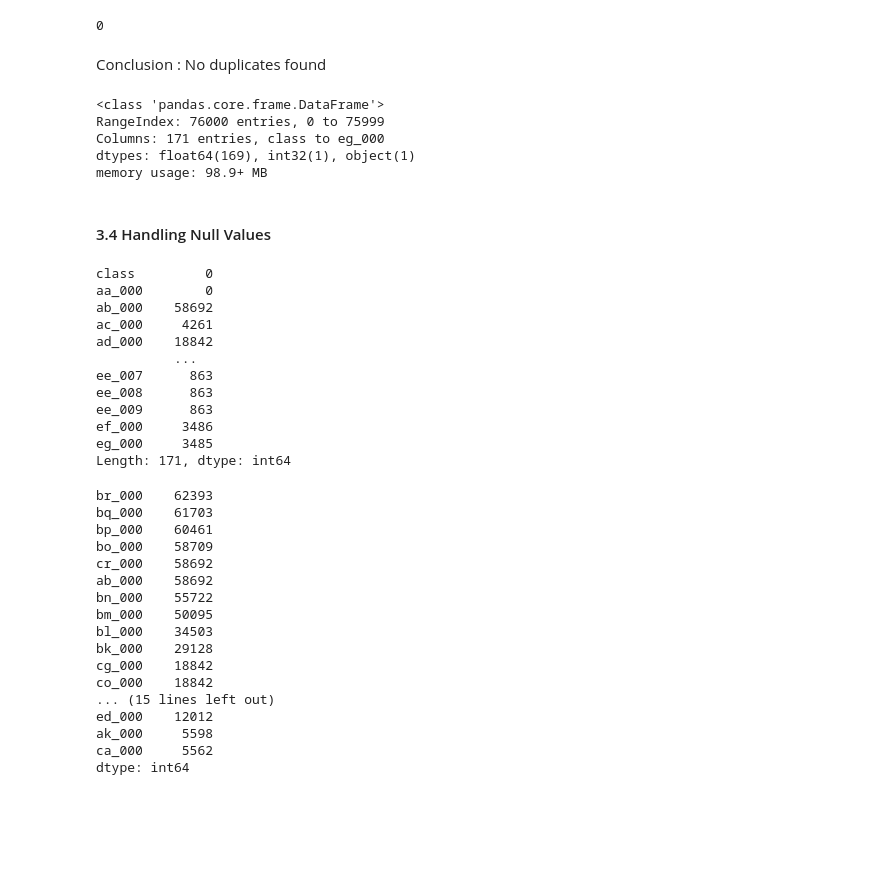
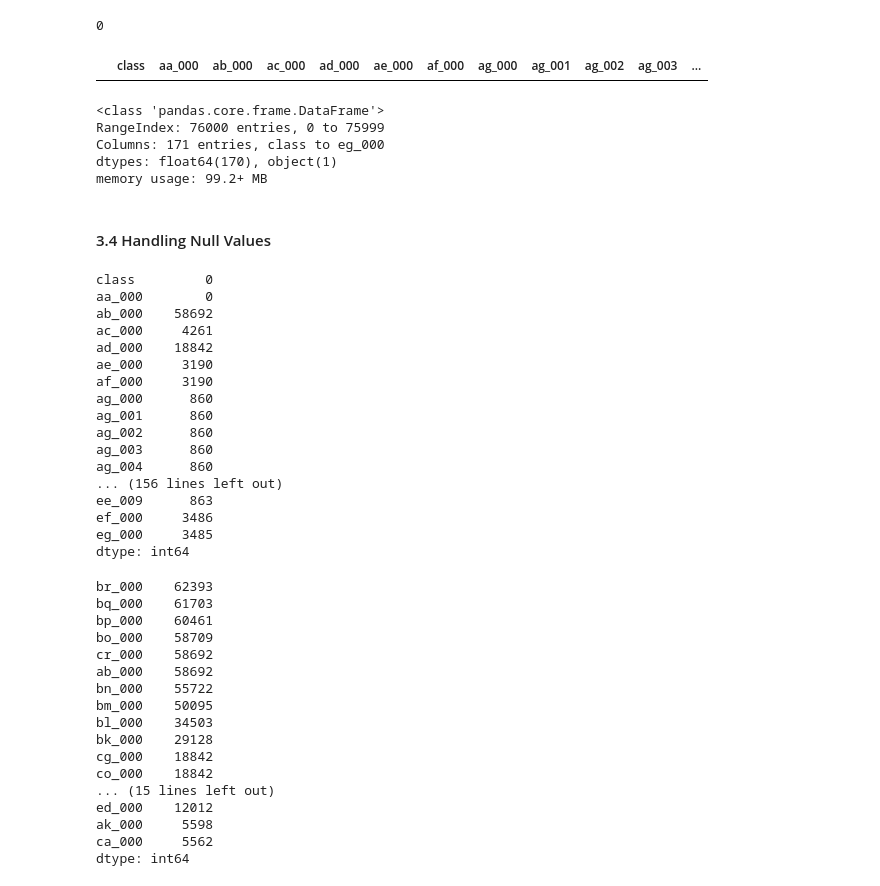
Before and after one commit to Preranapagar/ML_Projects, a Jupyter notebook: Project/Scania Truck Failure/scania_failure.ipynb, the cells around one changed output. Saved outputs shown, nothing was run; the diff lists cells and outputs as text; code cells hidden in the pictures; blank space fills up the shorter version.

```diff
--- a/Project/Scania Truck Failure/scania_failure.ipynb
+++ b/Project/Scania Truck Failure/scania_failure.ipynb
@@ -38,6 +38,7 @@ from sklearn.model_selection import GridSearchCV
 
 #to be able to see maximum columns on screen
 pd.set_option('display.max_columns', 500)
+pd.set_option('display.max_rows', 200)
 # %% [markdown]
 ### 2. Import Data
 # %%
@@ -132,7 +142,7 @@ Length: 171, dtype: object
 
 for fea in df.columns[1:]:
     try:
-        df[fea] = df[fea].astype(int)
+        df[fea] = df[fea].astype(int64)
     except:
         df[fea] = df[fea].astype(float)
 # %%
@@ -168,16 +183,18 @@ df.describe()
 df.duplicated().sum()
 # %% [output]
 0
-# %% [markdown]
-Conclusion : No duplicates found
+# %%
+df[df.duplicated()]
+# %% [output]
+|  | class | aa_000 | ab_000 | ac_000 | ad_000 | ae_000 | af_000 | ag_000 | ag_001 | ag_002 | ag_003 | ... |
 # %%
 df.info()
 # %% [output]
 <class 'pandas.core.frame.DataFrame'>
 RangeIndex: 76000 entries, 0 to 75999
 Columns: 171 entries, class to eg_000
-dtypes: float64(169), int32(1), object(1)
-memory usage: 98.9+ MB
+dtypes: float64(170), object(1)
+memory usage: 99.2+ MB
 # %% [markdown]
 #### 3.4 Handling Null Values
 # %%
@@ -188,13 +205,18 @@ aa_000        0
 ab_000    58692
 ac_000     4261
 ad_000    18842
-          ...
-ee_007      863
-ee_008      863
+ae_000     3190
+af_000     3190
+ag_000      860
+ag_001      860
+ag_002      860
+ag_003      860
+ag_004      860
+... (156 lines left out)
 ee_009      863
 ef_000     3486
 eg_000     3485
-Length: 171, dtype: int64
+dtype: int64
 # %%
 #30 features with highest null values
 null_30 = df.isnull().sum().sort_values(ascending=False).head(30)
```
Also changed, not shown: parts of 58 cells of this notebook.
